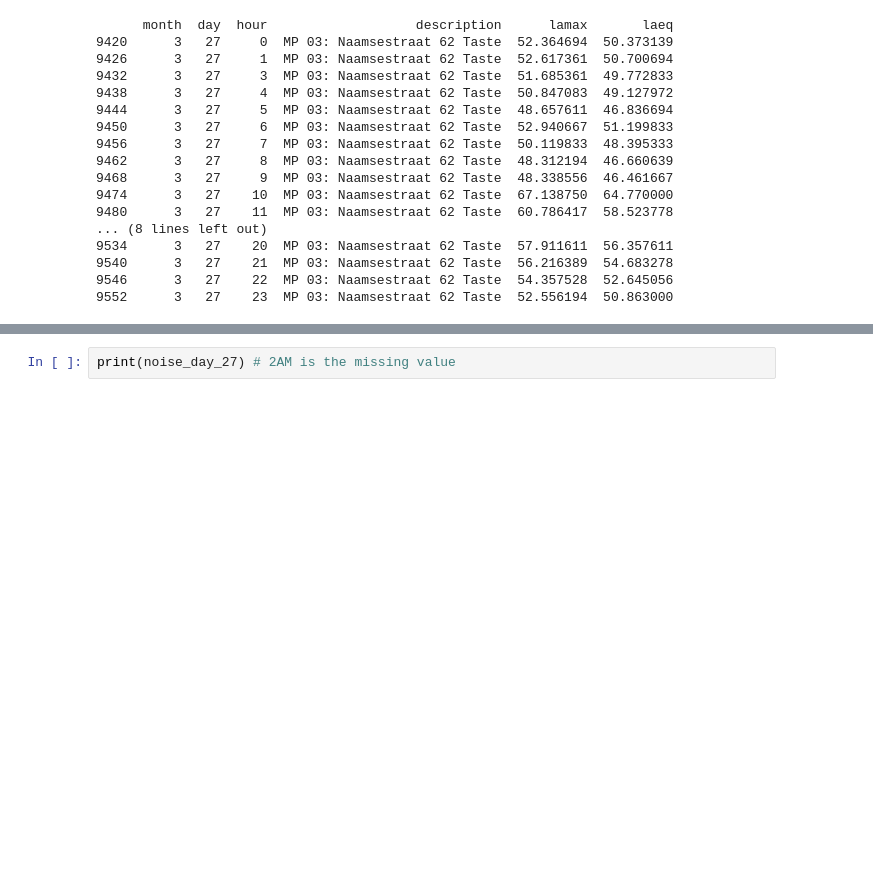
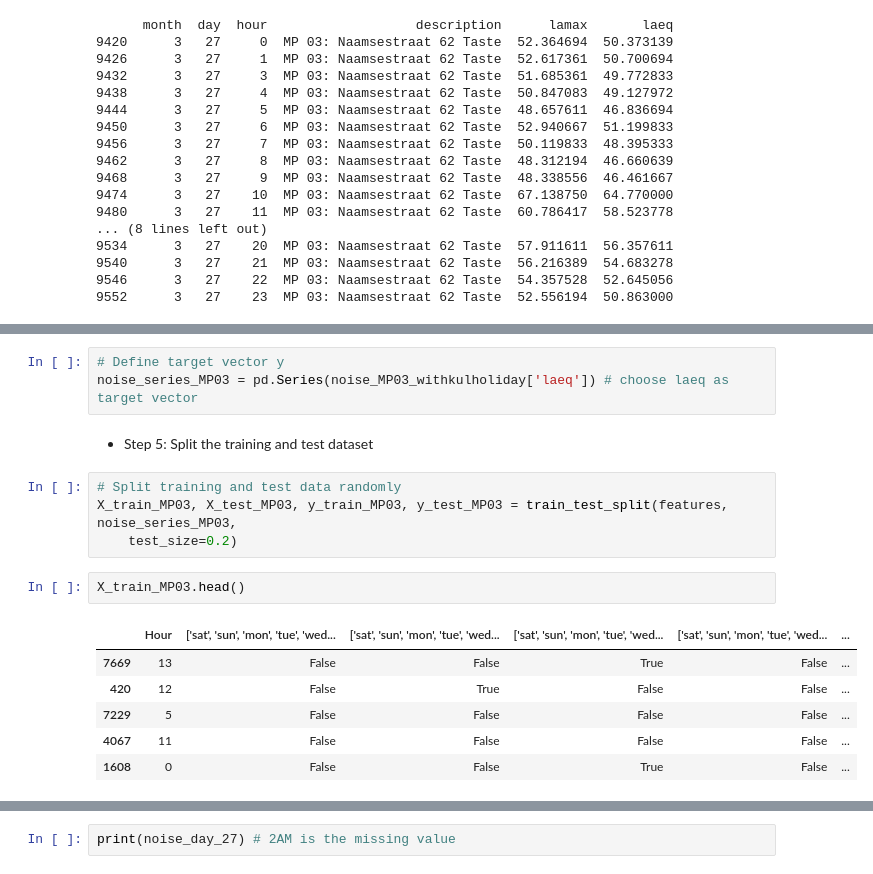
Before and after one commit to lennertvanh/MDA-Georgia, a Jupyter notebook: Preprocessing/Preprocessing.ipynb, the cells around one changed output, grey strips where cells are left out. Drawn from its saved outputs; the diff is of its cells as text; blank space fills up the shorter version.

```diff
--- a/Preprocessing/Preprocessing.ipynb
+++ b/Preprocessing/Preprocessing.ipynb
@@ -1099,0 +1019,18 @@ len(noise_day_27) # the result is 23 instead of 24h, so the missing value is on
+# %%
+# Define target vector y
+noise_series_MP03 = pd.Series(noise_MP03_withkulholiday['laeq']) # choose laeq as target vector
+# %% [markdown]
+- Step 5: Split the training and test dataset
+# %%
+# Split training and test data randomly
+X_train_MP03, X_test_MP03, y_train_MP03, y_test_MP03 = train_test_split(features, noise_series_MP03,
+    test_size=0.2)
+# %%
+X_train_MP03.head()
+# %% [output]
+|  | Hour | ['sat', 'sun', 'mon', 'tue', 'wed... | ['sat', 'sun', 'mon', 'tue', 'wed... | ['sat', 'sun', 'mon', 'tue', 'wed... | ['sat', 'sun', 'mon', 'tue', 'wed... | ... |
+| 7669 | 13 | False | False | True | False | ... |
+| 420 | 12 | False | True | False | False | ... |
+| 7229 | 5 | False | False | False | False | ... |
+| 4067 | 11 | False | False | False | False | ... |
+| 1608 | 0 | False | False | True | False | ... |
```
Also changed, not shown: parts of 63 cells of this notebook, 1 other file.
